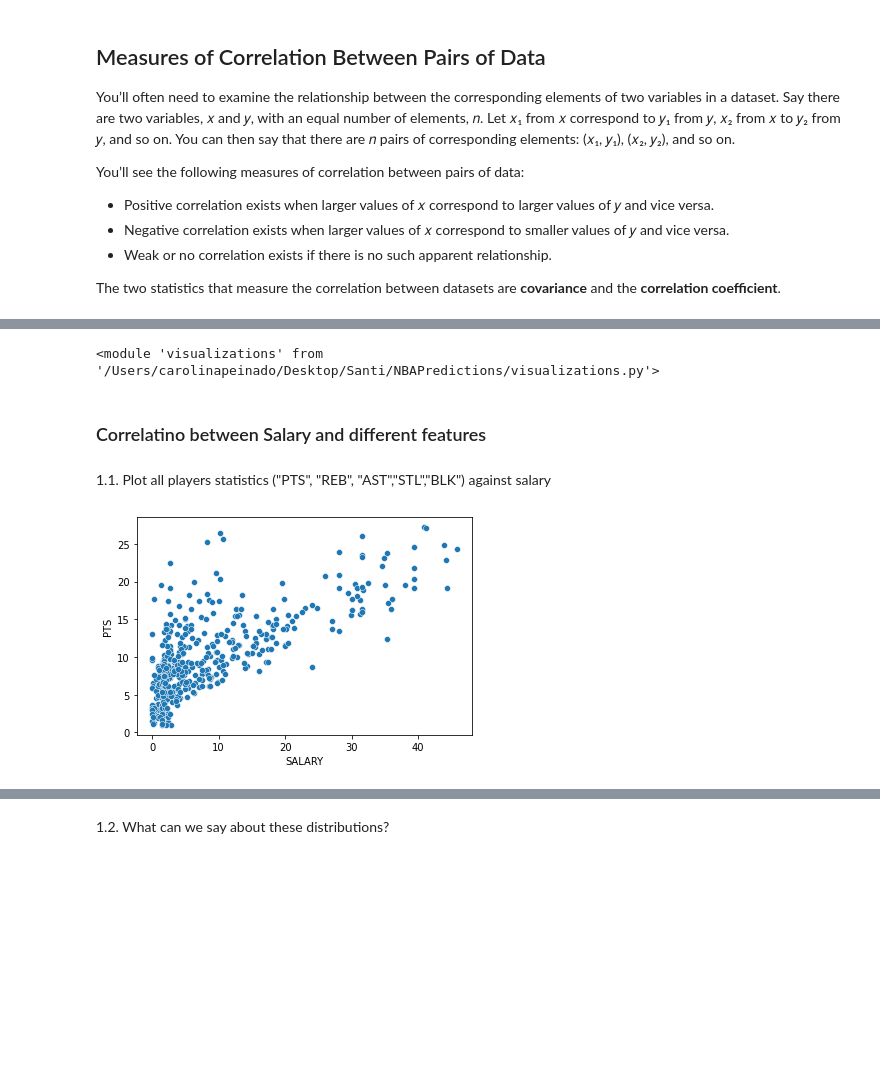
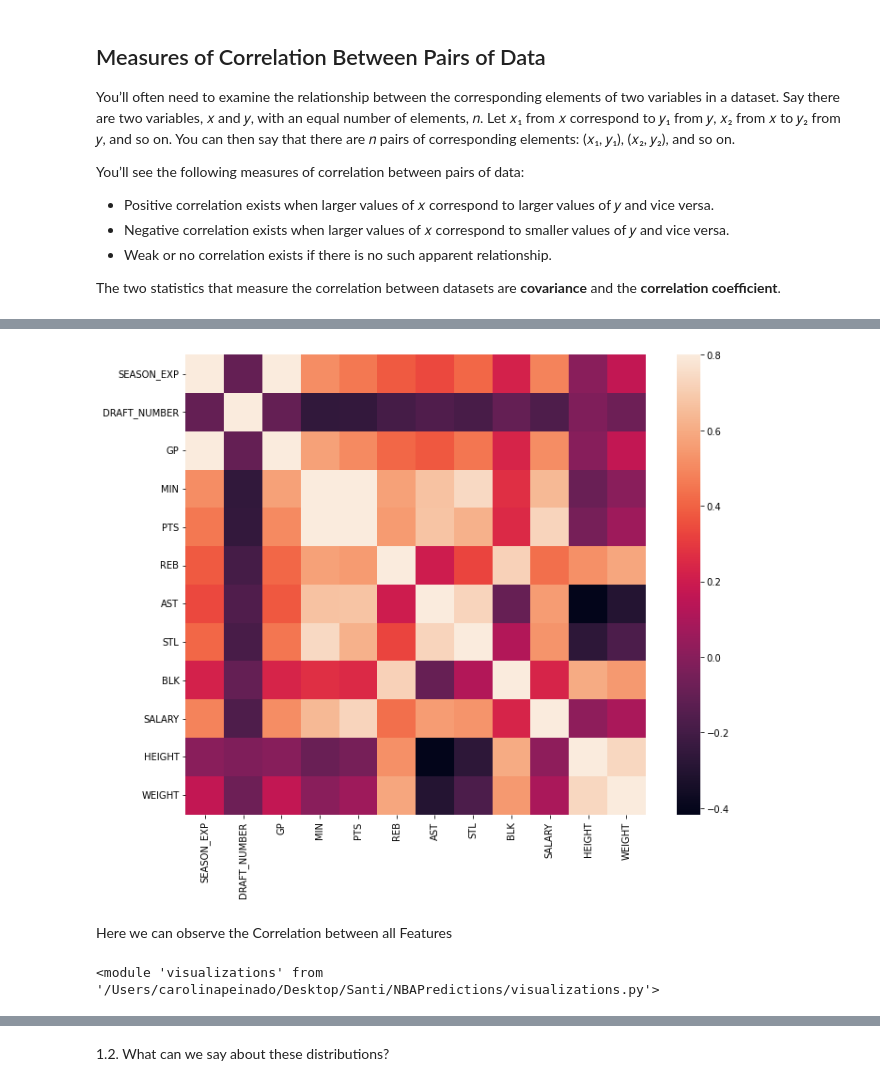
Before and after one commit to santiagoromero20/NBAPredictions, a Jupyter notebook: NBAPredictions.ipynb, the cells around one changed output, grey strips where cells are left out. Cells and saved outputs as stored; diff of their text form; code cells hidden in the pictures; blank space fills up the shorter version.

```diff
--- a/NBAPredictions.ipynb
+++ b/NBAPredictions.ipynb
@@ -381,3 +435,10 @@ The two statistics that measure the correlation between datasets are **covarianc
+# %%
+#Correlation matrix Visualization
+visualizations.corr_matrix(data)
+# %% [output]
+[figure, added]
+# %% [markdown]
+Here we can observe the Correlation between all Features
 # %%
 import importlib
 importlib.reload(aux)
@@ -386,11 +447,3 @@ import importlib
 importlib.reload(visualizations)
 # %% [output]
 <module 'visualizations' from '/Users/carolinapeinado/Desktop/Santi/NBAPredictions/visualizations.py'>
-# %% [markdown]
-### Correlatino between Salary and different features
-# %% [markdown]
-1.1. Plot all players statistics ("PTS", "REB", "AST","STL","BLK") against salary
-# %%
-visualizations.correlation_scatterplot(data=data, x=data['SALARY']/1000000, y=data['PTS'])
-# %% [output]
-[figure, removed]
```
Also changed, not shown: parts of 19 cells of this notebook.
